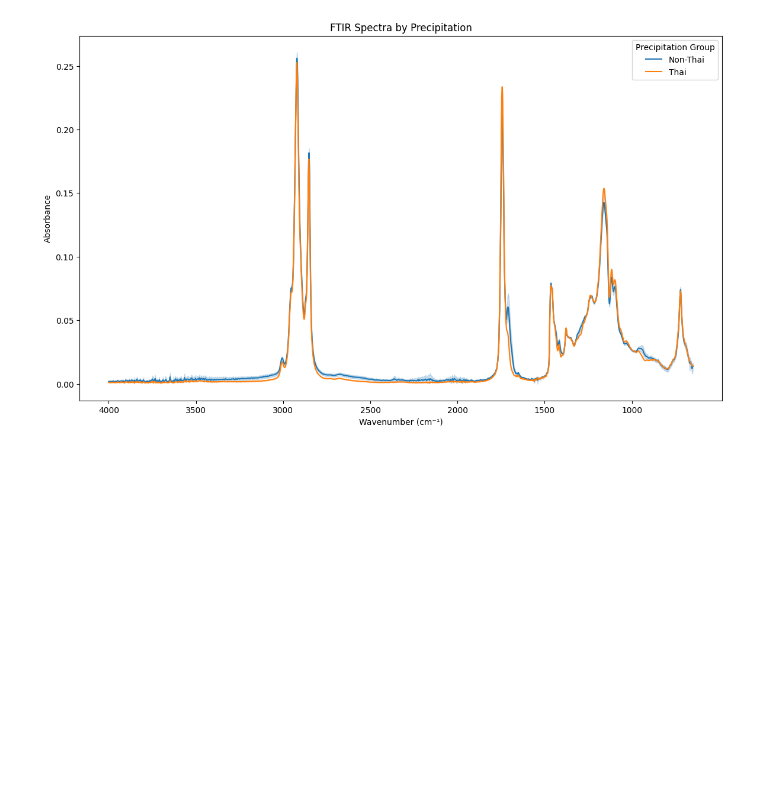
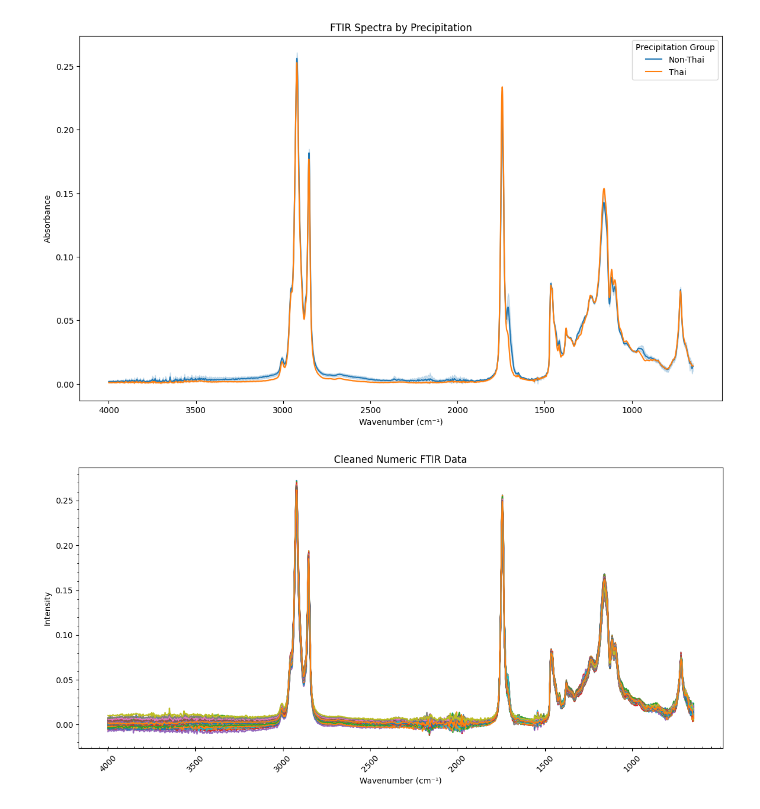
Before and after one commit to mfhars/cpocluster, a Jupyter notebook: 0. Spectra viz.ipynb, the cells around one changed output. Drawn from its saved outputs; the diff is of its cells as text; code cells hidden in the pictures; blank space fills up the shorter version.

Commit message:
update all works which done is done

```diff
--- a/0. Spectra viz.ipynb
+++ b/0. Spectra viz.ipynb
@@ -280,3 +280,77 @@ plt.grid(False)  # Enable grid
 plt.show()
 # %% [output]
 [figure]
+# %%
+from matplotlib.ticker import AutoMinorLocator
+
+# Identify numeric and string columns
+numeric_cols = ftir_data.select_dtypes(include=[np.number]).columns.tolist()
+string_cols = ftir_data.select_dtypes(exclude=[np.number]).columns.tolist()
+
+# Define criteria for bad spectra
+def is_bad_spectrum(row):
+    # Example criteria: any NaN values or all zero values
+    if row.isnull().any() or (row == 0).all():
+        return True
+    return False
+
+# Identify rows with bad spectra
+bad_spectra_indices = ftir_data[numeric_cols].apply(is_bad_spectrum, axis=1)
+
+# Calculate mean and standard deviation of spectra
+mean_spectra = ftir_data[numeric_cols].mean()
+std_spectra = ftir_data[numeric_cols].std()
+
+# Define threshold for identifying outliers
+threshold = 3  # This can be adjusted
+
+# Identify outliers
+outliers = ftir_data[numeric_cols].apply(lambda x: np.abs(x - mean_spectra) > threshold * std_spectra, axis=1).sum(axis=1) > 0
+
+# Combine bad spectra and outliers
+to_remove = bad_spectra_indices | outliers
+
+# Remove bad spectra and outliers
+cleaned_ftir_data = ftir_data[~to_remove]
+
+# Retain string columns
+cleaned_string_ftir_data = cleaned_ftir_data[string_cols]
+
+# Plot the cleaned numeric data
+plt.figure(figsize=(12, 6))
+plt.plot(cleaned_ftir_data[numeric_cols].T)
+plt.title('Cleaned Numeric FTIR Data')
+plt.xlabel('Wavenumber (cm⁻¹)')  # Added comment for unit
+plt.ylabel('Intensity')  # Changed from 'Value' to 'Intensity' for better clarity
+
+# Improve x-axis readability by setting ticks at rounded intervals and rotating labels
+ax = plt.gca()
+ax.invert_xaxis()  # Reverse the x-axis
+
+# Set specific tick positions and labels based on actual data range
+actual_wavenumbers = [float(col) for col in numeric_cols]
+rounded_ticks = [4000, 3500, 3000, 2500, 2000, 1500, 1000]
+
+# Find the closest actual wavenumber for each rounded tick
+tick_positions = [actual_wavenumbers.index(min(actual_wavenumbers, key=lambda x: abs(x - tick))) for tick in rounded_ticks]
+tick_labels = [f'{actual_wavenumbers[pos]:.0f}' for pos in tick_positions]
+
+ax.set_xticks(tick_positions)
+ax.set_xticklabels(tick_labels, rotation=45, fontsize=10)
+plt.grid(False)  # Disable grid if preferred
+
+# Adjust layout to prevent label cut-off
+plt.tight_layout()
+
+# Adding minor ticks
+ax.minorticks_on()
+ax.xaxis.set_minor_locator(AutoMinorLocator(10))  # 5 minor ticks per major tick
+ax.tick_params(axis='x', which='minor', direction='in')  # Minor ticks inside
+
+# Show the plot
+plt.show()
+
+# Display cleaned string ftir_data (first few rows)
+print(cleaned_string_ftir_data.head())
+# %% [output]
+[figure, added]
```
Also changed, not shown: parts of 8 cells of this notebook, 1 other file.
